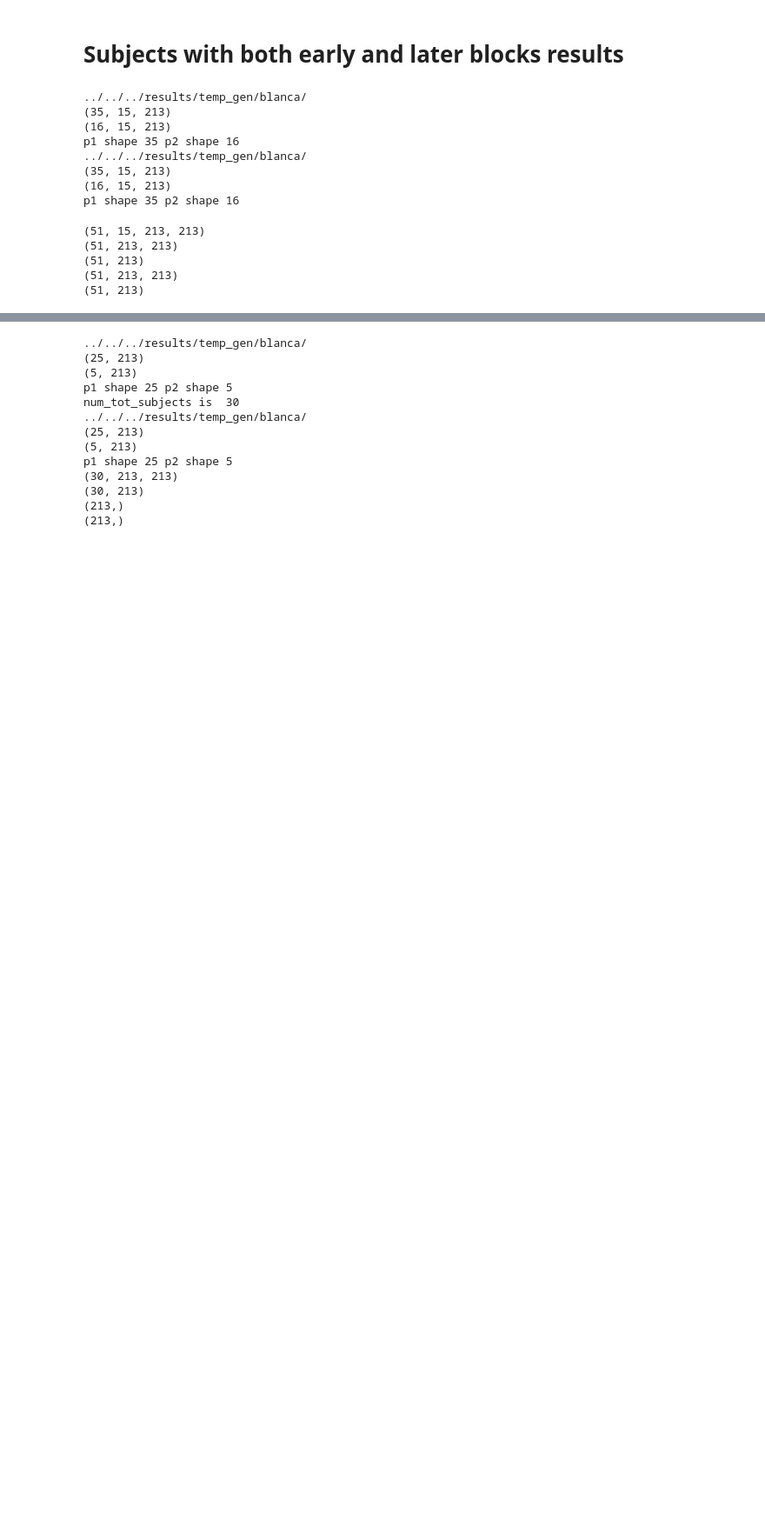
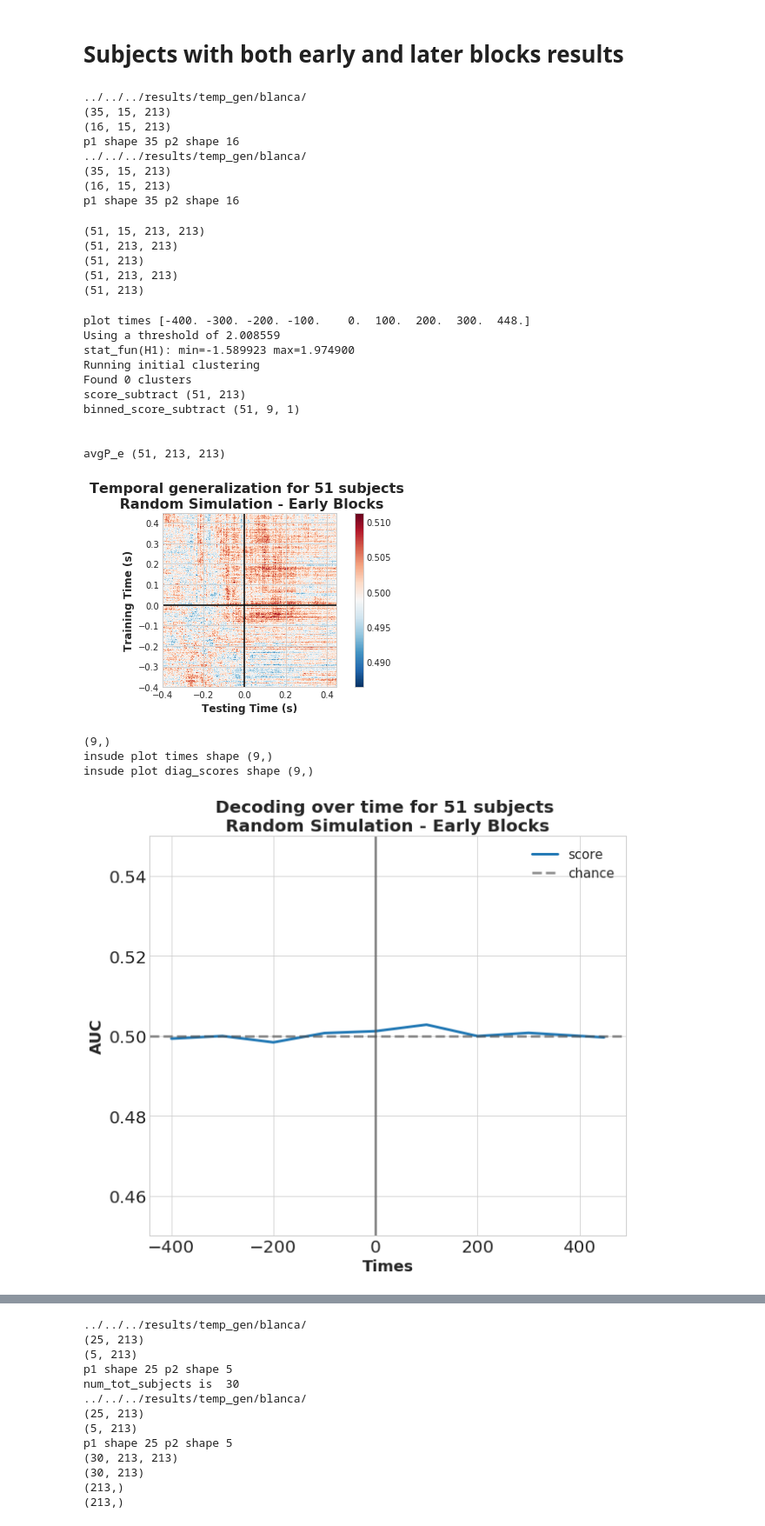
Before and after one commit to MaryZolfaghar/SPLT_EEG, a Jupyter notebook: jupyter/finals/final_genResults_randomSimulation_myData_may0420_mustDelete.ipynb, the cells around one changed output, grey strips where cells are left out. Shown at 87% size. Drawn from its saved outputs; the diff is of its cells as text; code cells hidden in the pictures; blank space fills up the shorter version.

```diff
--- a/jupyter/finals/final_genResults_randomSimulation_myData_may0420.ipynb
+++ b/jupyter/finals/final_genResults_randomSimulation_myData_may0420_mustDelete.ipynb
@@ -4,6 +4,7 @@ Check if saving and everything else has been correctly done after run the script
 import mne
 import numpy as np
 import matplotlib.pyplot as plt
+plt.style.use('seaborn-whitegrid')
 
 from sklearn.pipeline import make_pipeline
 from sklearn.preprocessing import StandardScaler
@@ -528,25 +526,15 @@ def plot_scores_stat(title, diag_scores, clusts, num_tot_subjects, is_diff):
 # %%
-def stat_anal(score, score_diag):
-    indx=[16,31,46,61,76,91,106,121,136,151,166,181,196] #every 15 samples -> 15*4=60ms
+# def stat_anal(score, score_diag):
+#     indx=[16,31,46,61,76,91,106,121,136,151,166,181,196] #every 15 samples -> 15*4=60ms
 #     score_subtract = score_diag - 0.5
-#     binned_score = do_time_bin(score, indx, 2)
-#     binned_score_diag = do_time_bin(score_diag, indx, 0)
 #     binned_score_subtract = do_time_bin(score_subtract, indx, 0)
-#     print(score_subtract.shape)
 #     binned_score_subtract=binned_score_subtract[:, np.newaxis, np.newaxis] # [:,:, np.newaxis] when added more subjects
-#     print(binned_score_subtract.shape)
+
 #     t_obs, clusters, clusters_pv, H0 = mne.stats.spatio_temporal_cluster_1samp_test(binned_score_subtract, tail=0)
 #     clust_pck = [t_obs, clusters, clusters_pv, H0]
-    indx=[16,31,46,61,76,91,106,121,136,151,166,181,196] #every 15 samples -> 15*4=60ms
-    score_subtract = score_diag - 0.5
-    binned_score_subtract = do_time_bin(score_subtract, indx, 0)
-    binned_score_subtract=binned_score_subtract[:, np.newaxis, np.newaxis] # [:,:, np.newaxis] when added more subjects
-
-    t_obs, clusters, clusters_pv, H0 = mne.stats.spatio_temporal_cluster_1samp_test(binned_score_subtract, tail=0)
-    clust_pck = [t_obs, clusters, clusters_pv, H0]
 
 
-    return binned_score_diag, clust_pck
+#     return binned_score_diag, clust_pck
 # %% [markdown]
 # Different conditions
 # %% [markdown]
@@ -715,3 +704,32 @@ print(avgPdiag_d_fit.shape)
 (51, 213)
 (51, 213, 213)
 (51, 213)
+# %%
+title = 'Random Simulation - Early Blocks'
+#-------------------------------------------------------------------------------------
+score_diag = avgPdiag_e.copy()
+scores     = np.mean(avgP_e.copy(), axis=0) # avg over subjects, TimeXTime
+binned_avg_score_diag, plot_times, clust_pck = stat_anal(score_diag, title)
+#-------------------------------------------------------------------------------------
+print('avgP_e', avgP_e.shape)
+
+plot_scores(title, scores)
+plot_scores_stat(title, binned_avg_score_diag, plot_times, clust_pck, str(num_tot_subjects), is_diff=False)
+# fig_str = 'fig_RTs_all_subjs_SxGxB_%s.npy' %(args.mtdt_feat)
+# plt.savefig((args.SAVE_RESULT_ROOT + fig_str + '.pdf'))
+# %% [output]
+plot times [-400. -300. -200. -100.    0.  100.  200.  300.  448.]
+Using a threshold of 2.008559
+stat_fun(H1): min=-1.589923 max=1.974900
+Running initial clustering
+Found 0 clusters
+score_subtract (51, 213)
+binned_score_subtract (51, 9, 1)
+
+
+avgP_e (51, 213, 213)
+[figure, added]
+(9,)
+insude plot times shape (9,)
+insude plot diag_scores shape (9,)
+[figure, added]
```
Also changed, not shown: parts of 10 cells of this notebook, 3 other files.
